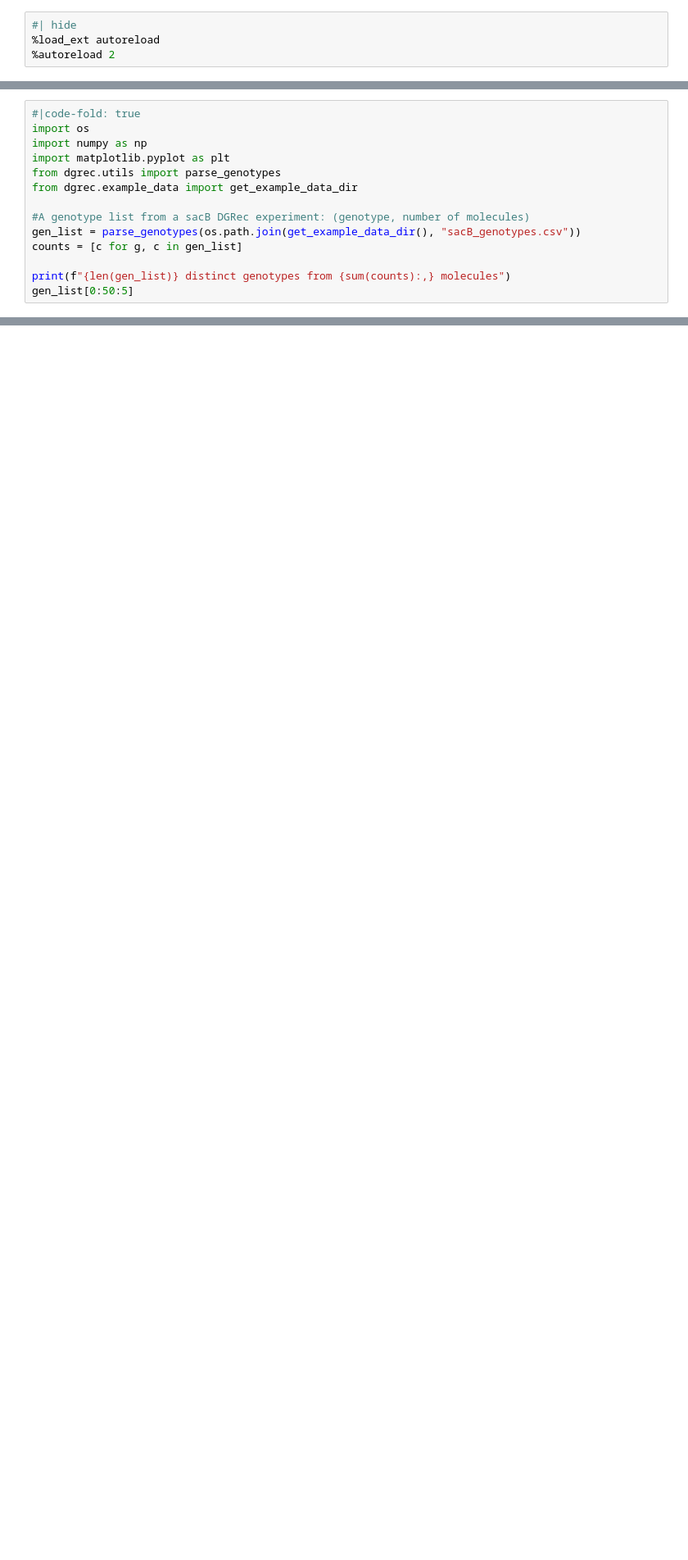
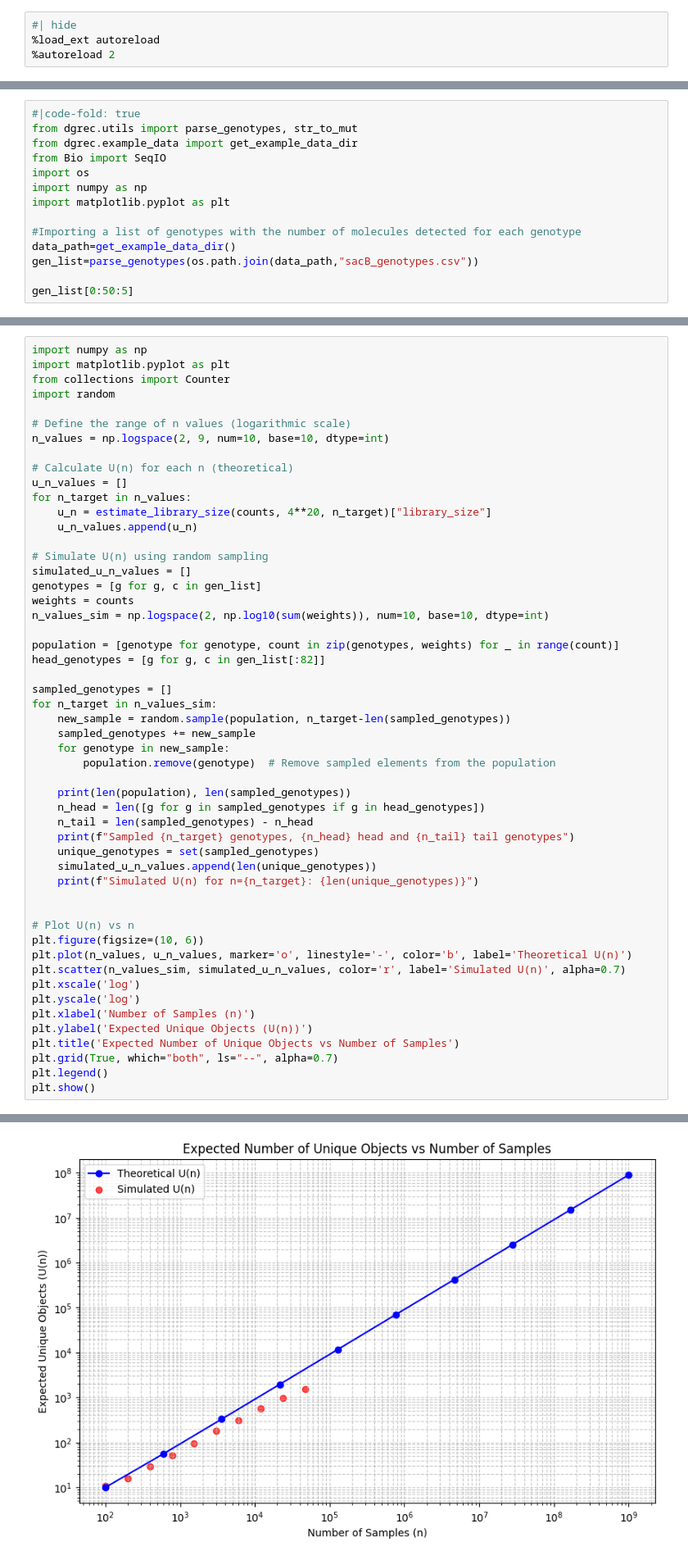
Before and after one commit to dbikard/dgrec, a Jupyter notebook: nbs/DGRec data analysis/01_library_size_estimation.ipynb, the cells around one changed output, grey strips where cells are left out. Shown at 82% size. Drawn from its saved outputs; the diff is of its cells as text; blank space fills up the shorter version.

```diff
--- a/nbs/DGRec data analysis/01_library_size_estimation.ipynb
+++ b/nbs/DGRec data analysis/01_library_size_estimation.ipynb
@@ -45,15 +37,15 @@ probabilities by the fitted power law, and that is what makes extrapolation poss
 # %%
 #|code-fold: true
+from dgrec.utils import parse_genotypes, str_to_mut
+from dgrec.example_data import get_example_data_dir
+from Bio import SeqIO
 import os
 import numpy as np
 import matplotlib.pyplot as plt
-from dgrec.utils import parse_genotypes
-from dgrec.example_data import get_example_data_dir
 
-#A genotype list from a sacB DGRec experiment: (genotype, number of molecules)
-gen_list = parse_genotypes(os.path.join(get_example_data_dir(), "sacB_genotypes.csv"))
-counts = [c for g, c in gen_list]
+#Importing a list of genotypes with the number of molecules detected for each genotype
+data_path=get_example_data_dir()
+gen_list=parse_genotypes(os.path.join(data_path,"sacB_genotypes.csv"))
 
-print(f"{len(gen_list)} distinct genotypes from {sum(counts):,} molecules")
 gen_list[0:50:5]
 # %% [output]
@@ -435,0 +81,53 @@ assumption fails for the experiment in hand.
+# %%
+import numpy as np
+import matplotlib.pyplot as plt
+from collections import Counter
+import random
+
+# Define the range of n values (logarithmic scale)
+n_values = np.logspace(2, 9, num=10, base=10, dtype=int)
+
+# Calculate U(n) for each n (theoretical)
+u_n_values = []
+for n_target in n_values:
+    u_n = estimate_library_size(counts, 4**20, n_target)["library_size"]
+    u_n_values.append(u_n)
+
+# Simulate U(n) using random sampling
+simulated_u_n_values = []
+genotypes = [g for g, c in gen_list]
+weights = counts
+n_values_sim = np.logspace(2, np.log10(sum(weights)), num=10, base=10, dtype=int)
+
+population = [genotype for genotype, count in zip(genotypes, weights) for _ in range(count)]
+head_genotypes = [g for g, c in gen_list[:82]]
+
+sampled_genotypes = []
+for n_target in n_values_sim:
+    new_sample = random.sample(population, n_target-len(sampled_genotypes))
+    sampled_genotypes += new_sample
+    for genotype in new_sample:
+        population.remove(genotype)  # Remove sampled elements from the population
+
+    print(len(population), len(sampled_genotypes))
+    n_head = len([g for g in sampled_genotypes if g in head_genotypes])
+    n_tail = len(sampled_genotypes) - n_head
+    print(f"Sampled {n_target} genotypes, {n_head} head and {n_tail} tail genotypes")
+    unique_genotypes = set(sampled_genotypes)
+    simulated_u_n_values.append(len(unique_genotypes))
+    print(f"Simulated U(n) for n={n_target}: {len(unique_genotypes)}")
+
+
+# Plot U(n) vs n
+plt.figure(figsize=(10, 6))
+plt.plot(n_values, u_n_values, marker='o', linestyle='-', color='b', label='Theoretical U(n)')
+plt.scatter(n_values_sim, simulated_u_n_values, color='r', label='Simulated U(n)', alpha=0.7)
+plt.xscale('log')
+plt.yscale('log')
+plt.xlabel('Number of Samples (n)')
+plt.ylabel('Expected Unique Objects (U(n))')
+plt.title('Expected Number of Unique Objects vs Number of Samples')
+plt.grid(True, which="both", ls="--", alpha=0.7)
+plt.legend()
+plt.show()
+# %% [output]
@@ -435,0 +151 @@ assumption fails for the experiment in hand.
+[figure, added]
```
Also changed, not shown: parts of 24 cells of this notebook, 4 other files.
